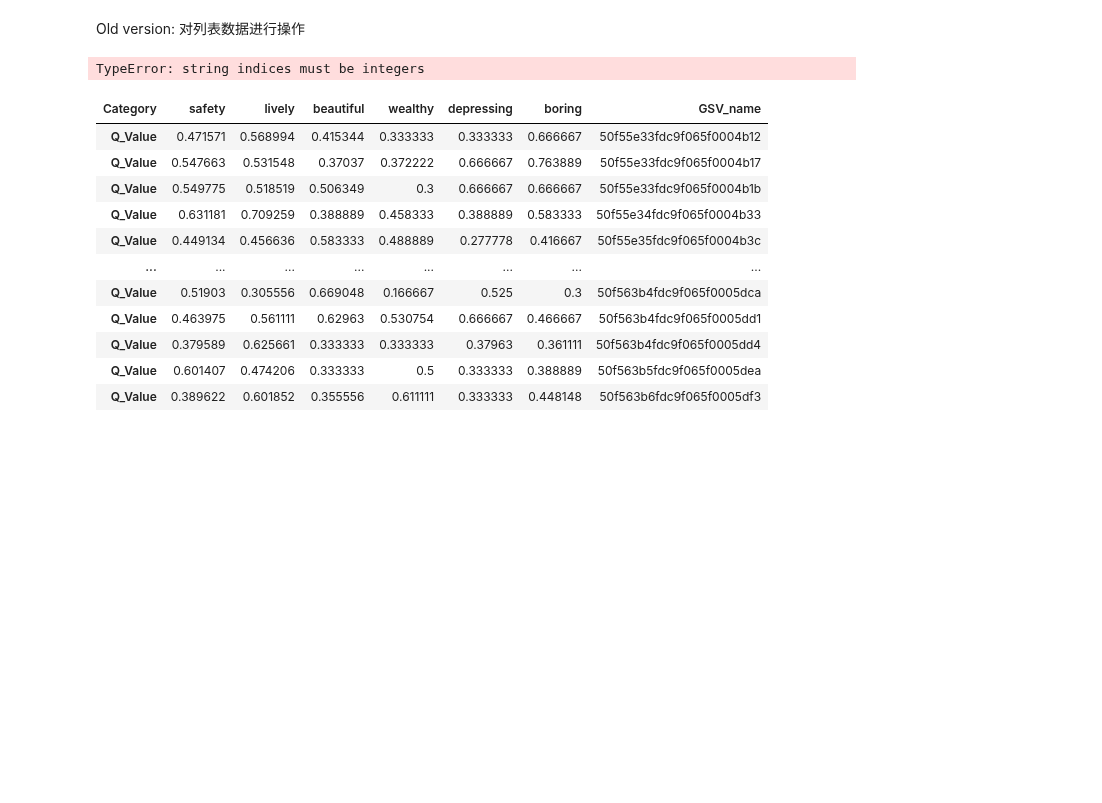
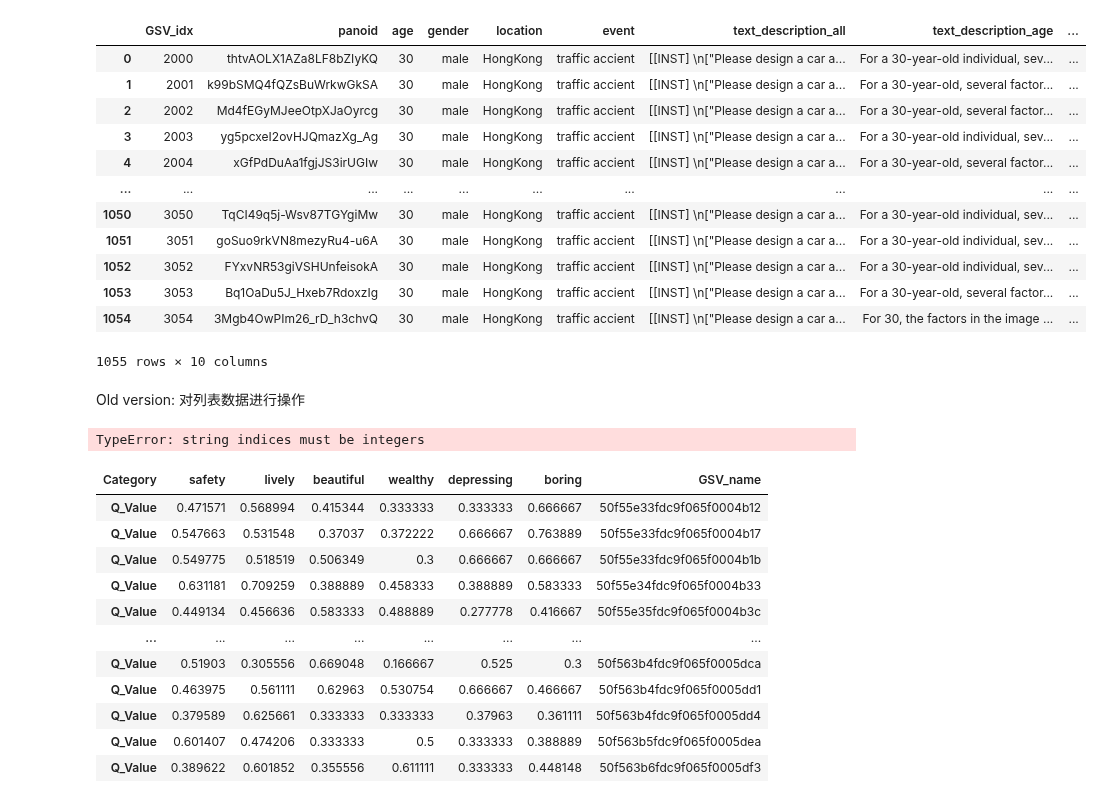
Before and after one commit to CeHouGIS/Safety_Perception_HK, a Jupyter notebook: data_merge.ipynb, the cells around one changed output. Cells and saved outputs as stored; diff of their text form; code cells hidden in the pictures; blank space fills up the shorter version.

```diff
--- a/data_merge.ipynb
+++ b/data_merge.ipynb
@@ -44,3 +83,19 @@ all_data = all_data.drop_duplicates(subset=['panoid']).sort_values(by='GSV_idx')
+# %%
+all_data
+# %% [output]
+|  | GSV_idx | panoid | age | gender | location | event | text_description_all | text_description_age | ... |
+| 0 | 2000 | thtvAOLX1AZa8LF8bZIyKQ | 30 | male | HongKong | traffic accient | [[INST] \n["Please design a car a... | For a 30-year-old individual, sev... | ... |
+| 1 | 2001 | k99bSMQ4fQZsBuWrkwGkSA | 30 | male | HongKong | traffic accient | [[INST] \n["Please design a car a... | For a 30-year-old, several factor... | ... |
+| 2 | 2002 | Md4fEGyMJeeOtpXJaOyrcg | 30 | male | HongKong | traffic accient | [[INST] \n["Please design a car a... | For a 30-year-old, several factor... | ... |
+| 3 | 2003 | yg5pcxeI2ovHJQmazXg_Ag | 30 | male | HongKong | traffic accient | [[INST] \n["Please design a car a... | For a 30-year-old individual, sev... | ... |
+| 4 | 2004 | xGfPdDuAa1fgjJS3irUGIw | 30 | male | HongKong | traffic accient | [[INST] \n["Please design a car a... | For a 30-year-old, several factor... | ... |
+| ... | ... | ... | ... | ... | ... | ... | ... | ... | ... |
+| 1050 | 3050 | TqCI49q5j-Wsv87TGYgiMw | 30 | male | HongKong | traffic accient | [[INST] \n["Please design a car a... | For a 30-year-old individual, sev... | ... |
+| 1051 | 3051 | goSuo9rkVN8mezyRu4-u6A | 30 | male | HongKong | traffic accient | [[INST] \n["Please design a car a... | For a 30-year-old individual, sev... | ... |
+| 1052 | 3052 | FYxvNR53giVSHUnfeisokA | 30 | male | HongKong | traffic accient | [[INST] \n["Please design a car a... | For a 30-year-old individual, sev... | ... |
+| 1053 | 3053 | Bq1OaDu5J_Hxeb7RdoxzIg | 30 | male | HongKong | traffic accient | [[INST] \n["Please design a car a... | For a 30-year-old, several factor... | ... |
+| 1054 | 3054 | 3Mgb4OwPIm26_rD_h3chvQ | 30 | male | HongKong | traffic accient | [[INST] \n["Please design a car a... | For 30, the factors in the image ... | ... |
+1055 rows × 10 columns
 # %% [markdown]
 Old version: 对列表数据进行操作
 # %%
```
Also changed, not shown: parts of 8 cells of this notebook, 2 other files.
